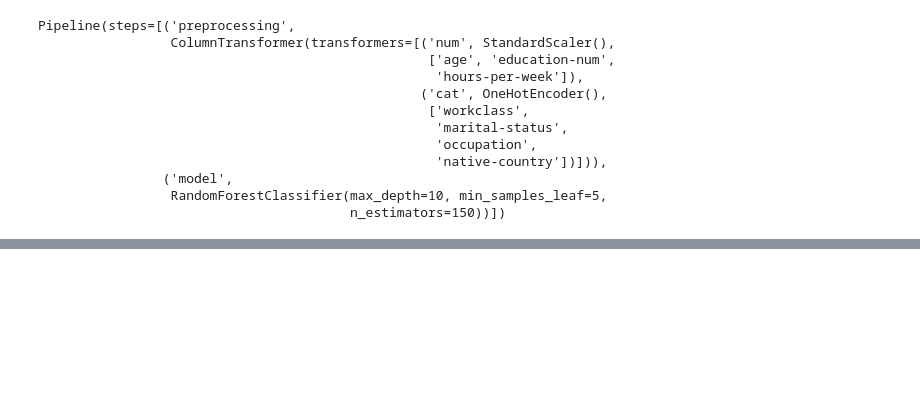
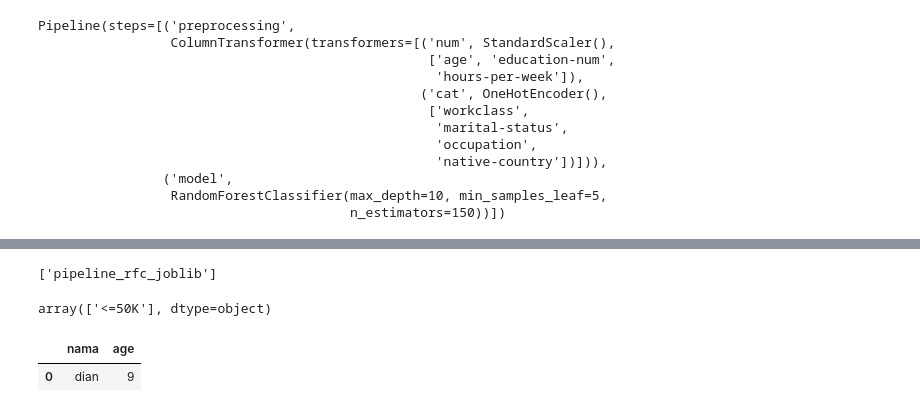
Before and after one commit to marlinps/dsml, a Jupyter notebook: day_4.ipynb, the cells around one changed output, grey strips where cells are left out. Cells and saved outputs as stored; diff of their text form; code cells hidden in the pictures; blank space fills up the shorter version.

```diff
--- a/day_4.ipynb
+++ b/day_4.ipynb
@@ -168,0 +172,5 @@ pipeline_rfc.predict(X_test)
+# %%
+# menyimpan pipeline
+joblib.dump(pipeline_rfc, 'pipeline_rfc_joblib')
+# %% [output]
+['pipeline_rfc_joblib']
@@ -168,0 +190,13 @@ pipeline_rfc.predict(X_test)
+# %%
+# jalankan function prediksi
+prediksi()
+# %% [output]
+array(['<=50K'], dtype=object)
+# %%
+pd.DataFrame({
+    'nama': 'dian',
+    'age': 9
+}, index=[0])
+# %% [output]
+|  | nama | age |
+| 0 | dian | 9 |
```
Also changed, not shown: parts of 4 cells of this notebook, 2 other files.
